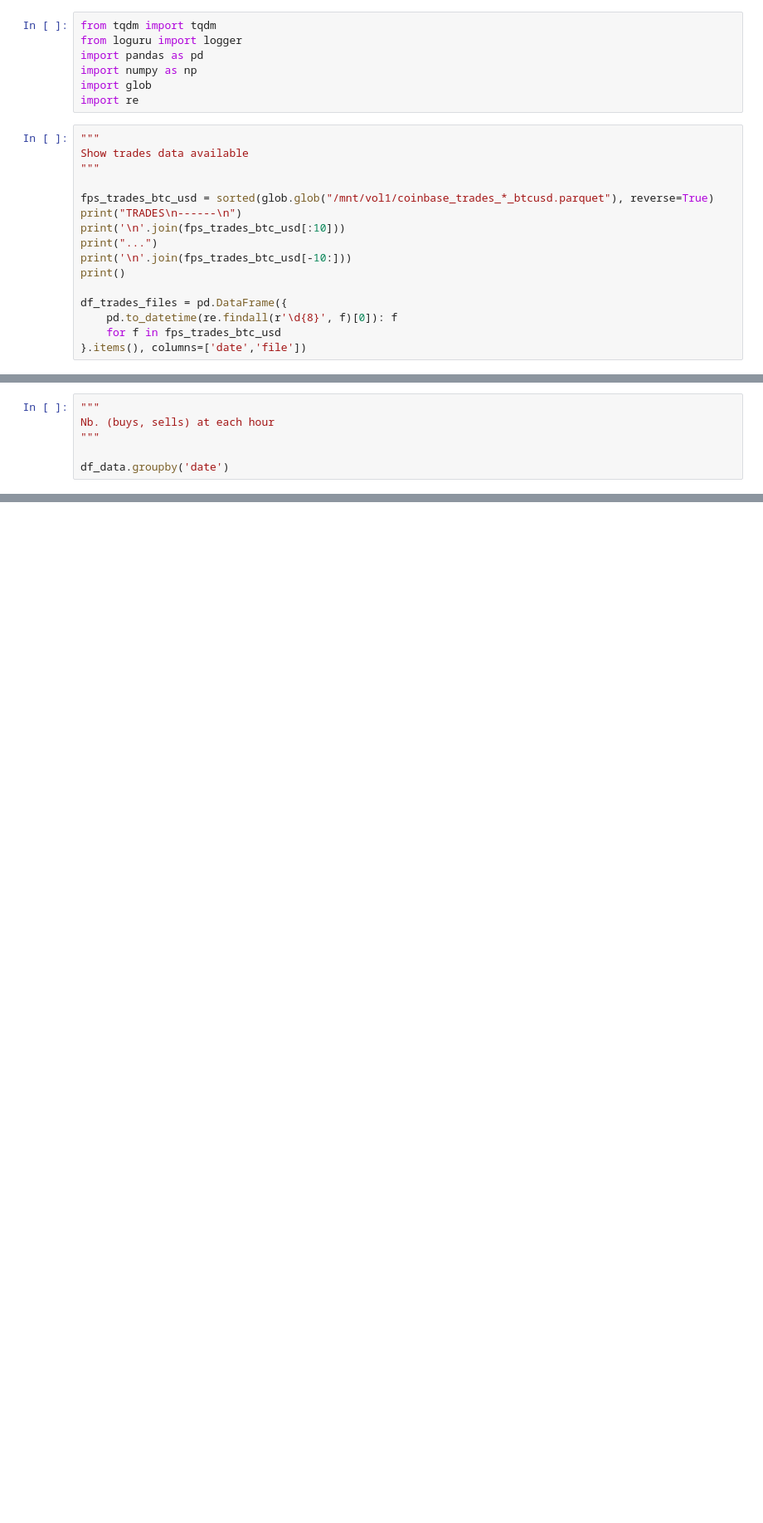
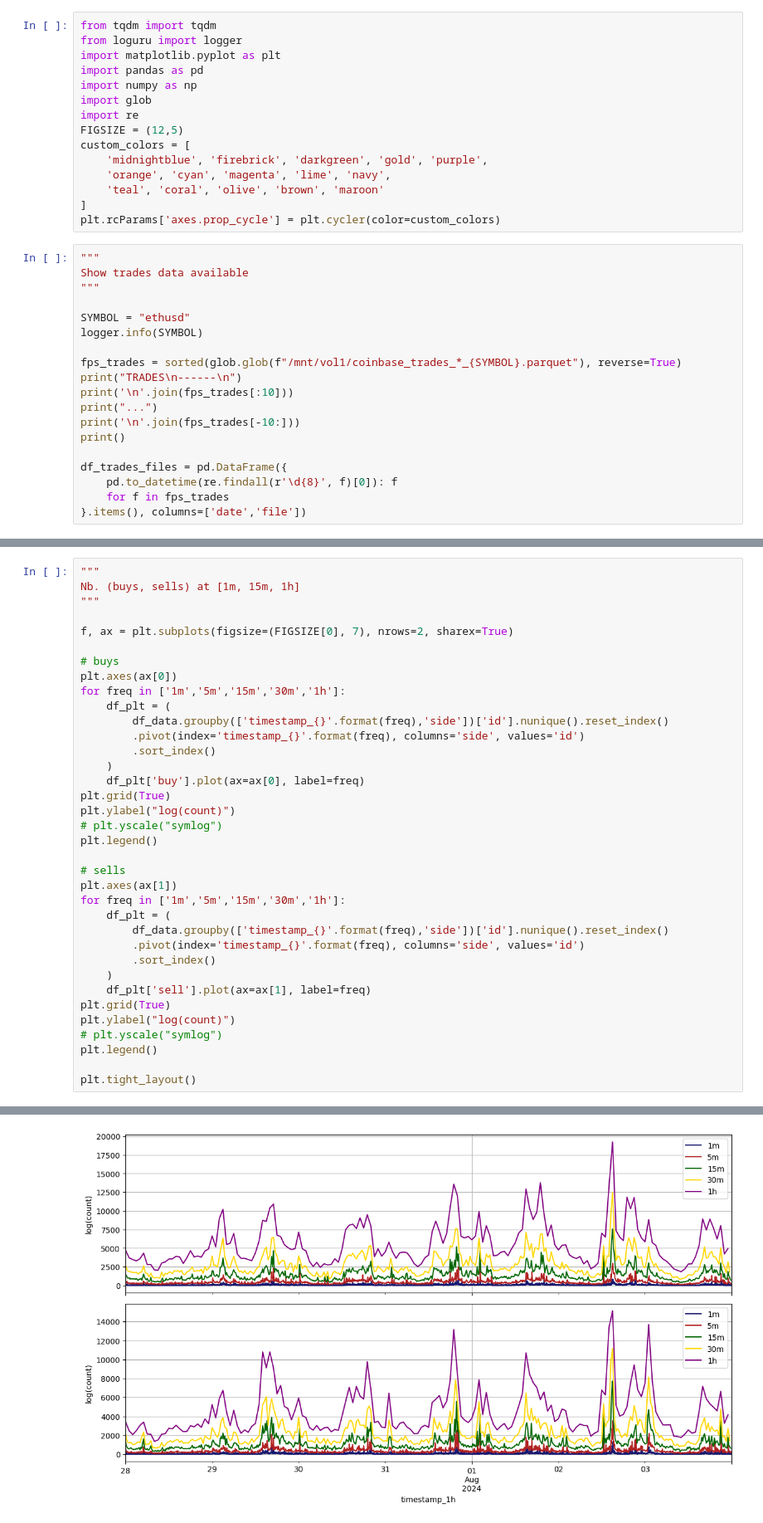
Before and after one commit to evnchw/charadrius, a Jupyter notebook: notebooks/defi/show_btc_orderbook_data.ipynb, the cells around one changed output, grey strips where cells are left out. Shown at 83% size. Saved outputs shown, nothing was run; the diff lists cells and outputs as text; blank space fills up the shorter version.

Commit message:
add example on how to get trades

```diff
--- a/notebooks/defi/show_btc_orderbook_data.ipynb
+++ b/notebooks/defi/show_btc_orderbook_data.ipynb
@@ -1,24 +1,35 @@
 # %%
 from tqdm import tqdm
 from loguru import logger
+import matplotlib.pyplot as plt
 import pandas as pd
 import numpy as np
 import glob
 import re
+FIGSIZE = (12,5)
+custom_colors = [
+    'midnightblue', 'firebrick', 'darkgreen', 'gold', 'purple',
+    'orange', 'cyan', 'magenta', 'lime', 'navy',
+    'teal', 'coral', 'olive', 'brown', 'maroon'
+]
+plt.rcParams['axes.prop_cycle'] = plt.cycler(color=custom_colors)
 # %%
 """
 Show trades data available
 """
 
-fps_trades_btc_usd = sorted(glob.glob("/mnt/vol1/coinbase_trades_*_btcusd.parquet"), reverse=True)
+SYMBOL = "ethusd"
+logger.info(SYMBOL)
+
+fps_trades = sorted(glob.glob(f"/mnt/vol1/coinbase_trades_*_{SYMBOL}.parquet"), reverse=True)
 print("TRADES\n------\n")
-print('\n'.join(fps_trades_btc_usd[:10]))
+print('\n'.join(fps_trades[:10]))
 print("...")
-print('\n'.join(fps_trades_btc_usd[-10:]))
+print('\n'.join(fps_trades[-10:]))
 print()
 
 df_trades_files = pd.DataFrame({
     pd.to_datetime(re.findall(r'\d{8}', f)[0]): f
-    for f in fps_trades_btc_usd
+    for f in fps_trades
 }.items(), columns=['date','file'])
 # %% [output]
@@ -75,7 +138,37 @@ df_data.head()
 # %%
 """
-Nb. (buys, sells) at each hour
+Nb. (buys, sells) at [1m, 15m, 1h]
 """
 
-df_data.groupby('date')
+f, ax = plt.subplots(figsize=(FIGSIZE[0], 7), nrows=2, sharex=True)
+
+# buys
+plt.axes(ax[0])
+for freq in ['1m','5m','15m','30m','1h']:
+    df_plt = (
+        df_data.groupby(['timestamp_{}'.format(freq),'side'])['id'].nunique().reset_index()
+        .pivot(index='timestamp_{}'.format(freq), columns='side', values='id')
+        .sort_index()
+    )
+    df_plt['buy'].plot(ax=ax[0], label=freq)
+plt.grid(True)
+plt.ylabel("log(count)")
+# plt.yscale("symlog")
+plt.legend()
+
+# sells
+plt.axes(ax[1])
+for freq in ['1m','5m','15m','30m','1h']:
+    df_plt = (
+        df_data.groupby(['timestamp_{}'.format(freq),'side'])['id'].nunique().reset_index()
+        .pivot(index='timestamp_{}'.format(freq), columns='side', values='id')
+        .sort_index()
+    )
+    df_plt['sell'].plot(ax=ax[1], label=freq)
+plt.grid(True)
+plt.ylabel("log(count)")
+# plt.yscale("symlog")
+plt.legend()
+
+plt.tight_layout()
 # %% [output]
@@ -87,0 +175 @@ df_data.groupby('date')
+[figure, added]
```
Also changed, not shown: parts of 5 cells of this notebook.
